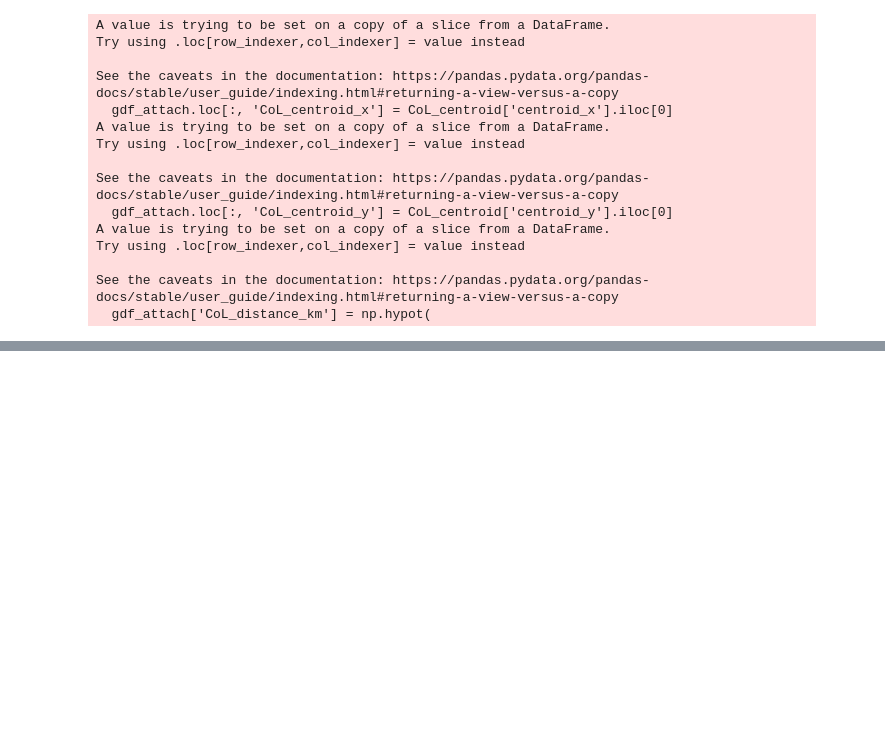
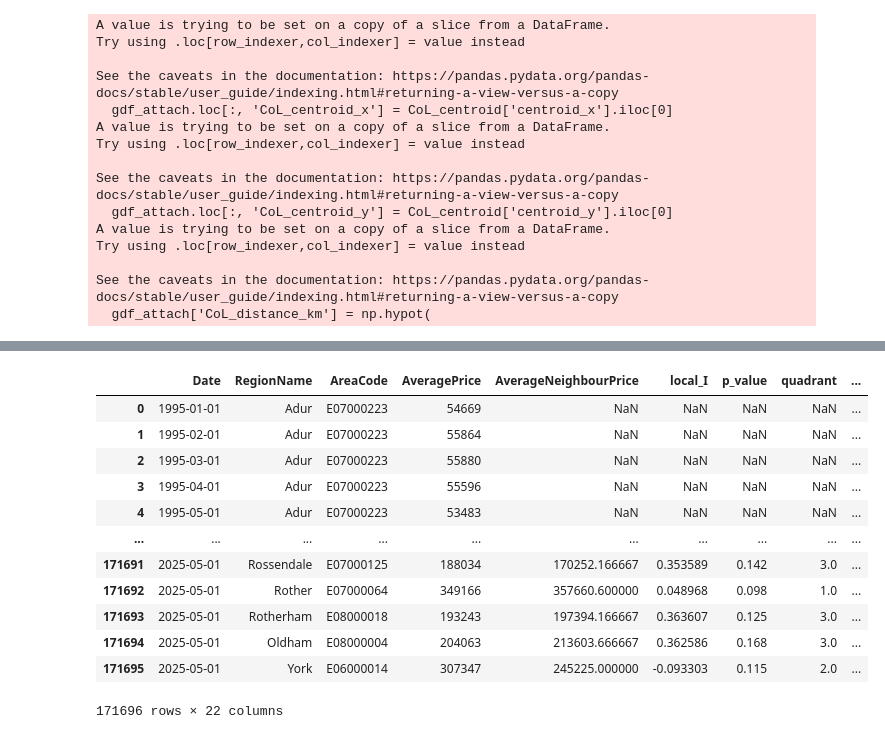
Before and after one commit to sxl634/UK-average-house-price-prediction, a Jupyter notebook: notebooks/data preprocessing/1_bordering las.ipynb, the cells around one changed output, grey strips where cells are left out. Cells and saved outputs as stored; diff of their text form; code cells hidden in the pictures; blank space fills up the shorter version.

Commit message:
finalise data cleaning

```diff
--- a/notebooks/data preprocessing/1_bordering las.ipynb
+++ b/notebooks/data preprocessing/1_bordering las.ipynb
@@ -361 +361,19 @@ hpi_encode
 64386 rows × 22 columns
+# %%
+hpi_data = pd.concat([hpi_raw, hpi_encode], ignore_index=True, sort=False)
+# %%
+hpi_data
+# %% [output]
+|  | Date | RegionName | AreaCode | AveragePrice | AverageNeighbourPrice | local_I | p_value | quadrant | ... |
+| 0 | 1995-01-01 | Adur | E07000223 | 54669 | NaN | NaN | NaN | NaN | ... |
+| 1 | 1995-02-01 | Adur | E07000223 | 55864 | NaN | NaN | NaN | NaN | ... |
+| 2 | 1995-03-01 | Adur | E07000223 | 55880 | NaN | NaN | NaN | NaN | ... |
+| 3 | 1995-04-01 | Adur | E07000223 | 55596 | NaN | NaN | NaN | NaN | ... |
+| 4 | 1995-05-01 | Adur | E07000223 | 53483 | NaN | NaN | NaN | NaN | ... |
+| ... | ... | ... | ... | ... | ... | ... | ... | ... | ... |
+| 171691 | 2025-05-01 | Rossendale | E07000125 | 188034 | 170252.166667 | 0.353589 | 0.142 | 3.0 | ... |
+| 171692 | 2025-05-01 | Rother | E07000064 | 349166 | 357660.600000 | 0.048968 | 0.098 | 1.0 | ... |
+| 171693 | 2025-05-01 | Rotherham | E08000018 | 193243 | 197394.166667 | 0.363607 | 0.125 | 3.0 | ... |
+| 171694 | 2025-05-01 | Oldham | E08000004 | 204063 | 213603.666667 | 0.362586 | 0.168 | 3.0 | ... |
+| 171695 | 2025-05-01 | York | E06000014 | 307347 | 245225.000000 | -0.093303 | 0.115 | 2.0 | ... |
+171696 rows × 22 columns
```
Also changed, not shown: parts of 4 cells of this notebook, 9 other files.
